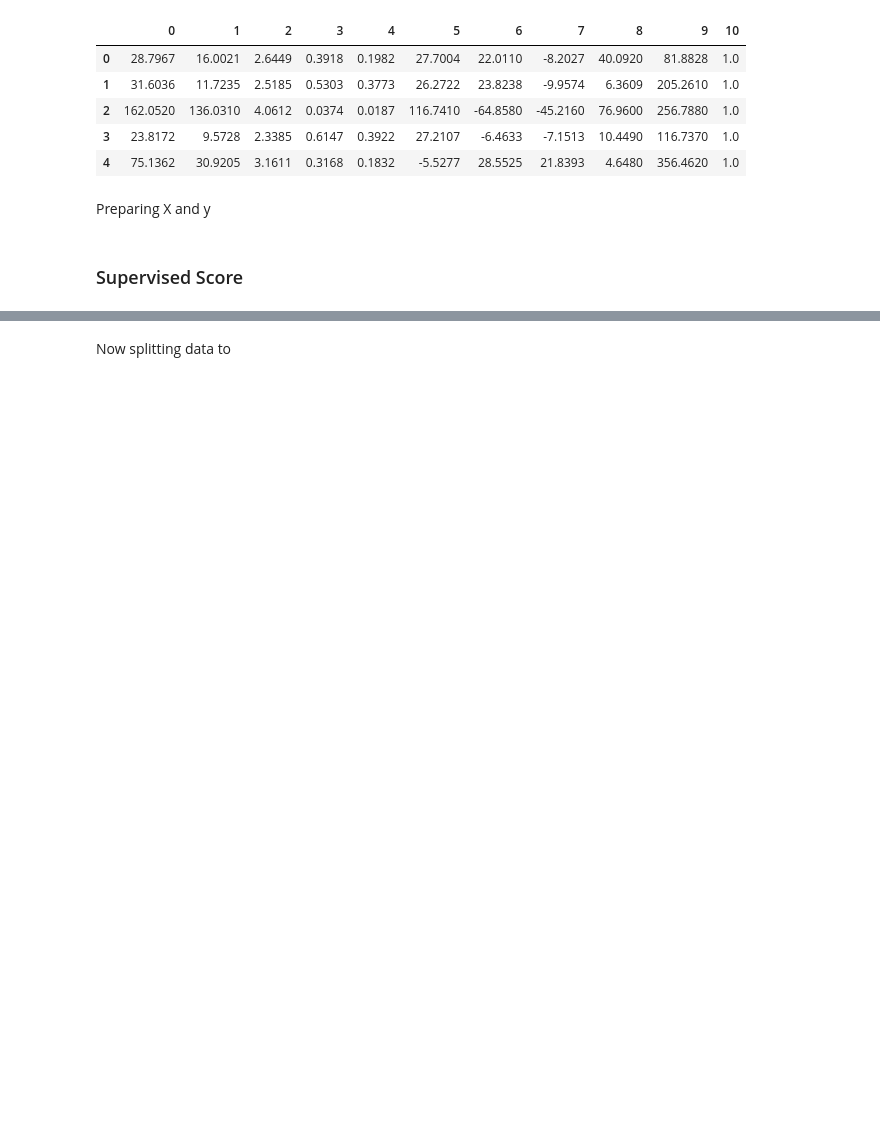
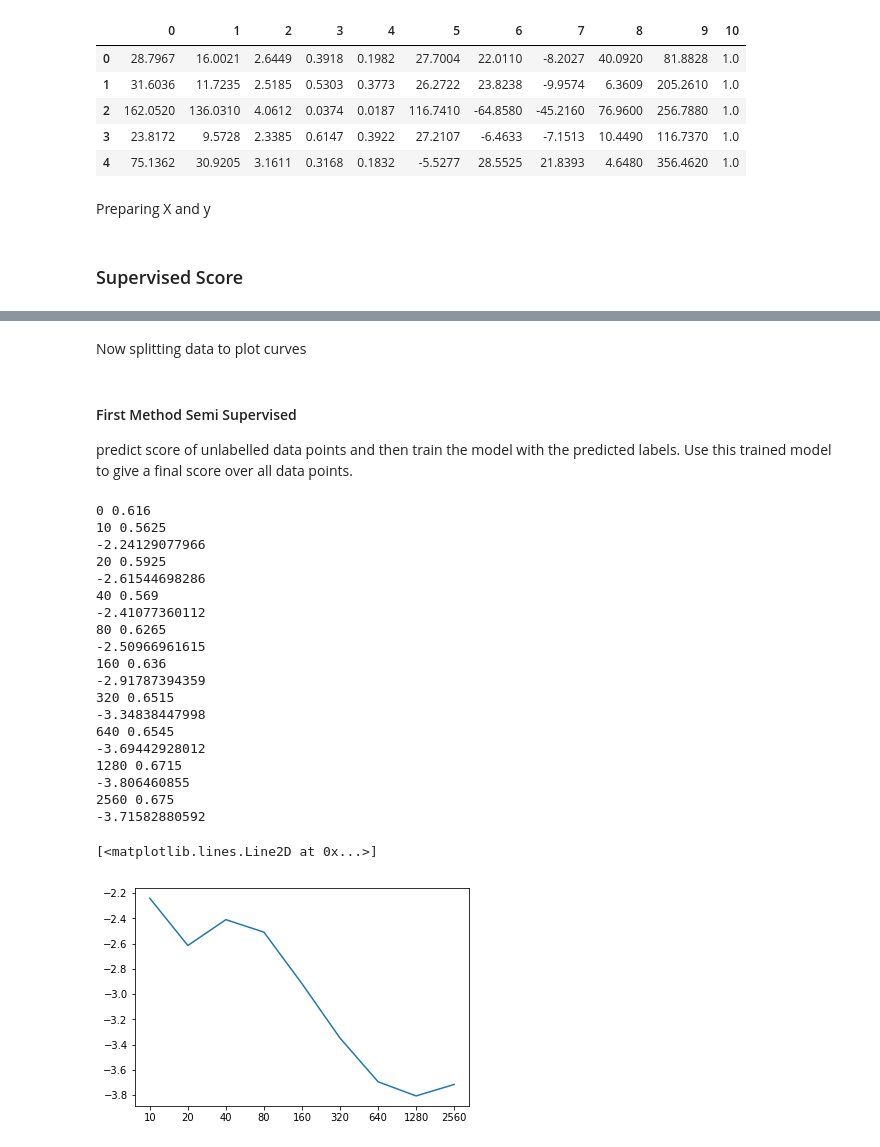
Before and after one commit to live-wire/MachineLearningExercises, a Jupyter notebook: ex2/ex2.ipynb, the cells around one changed output, grey strips where cells are left out. Cells and saved outputs as stored; diff of their text form; code cells hidden in the pictures; blank space fills up the shorter version.

Commit message:
EM GMM for semi-supervised Learning

```diff
--- a/ex2/ex2.ipynb
+++ b/ex2/ex2.ipynb
@@ -45,2 +45,80 @@ clf.score(X_test,y_test)
 # %% [markdown]
-Now splitting data to
+Now splitting data to plot curves
+# %%
+#shuffler
+Xt = X.transpose()
+Xt = np.vstack((Xt,y))
+Xt = Xt.transpose()
+np.random.shuffle(Xt)
+
+X = np.transpose(Xt)
+y = X[-1]
+X = np.delete(X,10,0)
+X = X.transpose()
+labelled = 25
+unlabelled = [10, 20, 40, 80, 160, 320, 640, 1280, 2560]
+# %% [markdown]
+#### First Method Semi Supervised
+
+predict score of unlabelled data points and then train the model with the predicted labels. Use this trained model to give a final score over all data points.
+# %%
+X_lab = X[:labelled]
+y_lab = y[:labelled]
+X_test = X[-2000:]
+y_test = y[-2000:]
+clf = LinearDiscriminantAnalysis()
+clf2 = LinearDiscriminantAnalysis()
+clf.fit(X_lab,y_lab)
+print("0",clf.score(X_test,y_test))
+xoxo = []
+xoxo.append(1-clf.score(X_test,y_test))
+
+xocake = []
+
+for unlabel in unlabelled:
+
+    X_unlab = X[labelled:(unlabel + labelled)]
+    y_unlab = y[labelled:(unlabel + labelled)]
+
+    X_all = X[:(unlabel + labelled)]
+    y_all = y[:(unlabel + labelled)]
+
+    # Predicting y_unlab assuming this is not given.
+    y_unlab_prediction = clf.predict(X_unlab)
+
+    tempX = np.vstack((X_lab,X_unlab))
+    tempy = np.hstack((y_lab,y_unlab_prediction))
+    clf2.fit(tempX,tempy)
+    print(unlabel,clf2.score(X_test,y_test))
+    cake = clf2.predict_proba(X_test)
+    cake = np.log(cake)
+    cakesums = np.sum(cake,axis=1)
+    print(np.mean(cakesums))
+    xoxo.append(1-clf2.score(X_test,y_test))
+    xocake.append(np.mean(cakesums))
+xoxo = np.array(xoxo)
+plt.xticks(range(0,len(unlabelled)), unlabelled)
+#plt.plot(xoxo)
+plt.plot(xocake)
+# %% [output]
+0 0.616
+10 0.5625
+-2.24129077966
+20 0.5925
+-2.61544698286
+40 0.569
+-2.41077360112
+80 0.6265
+-2.50966961615
+160 0.636
+-2.91787394359
+320 0.6515
+-3.34838447998
+640 0.6545
+-3.69442928012
+1280 0.6715
+-3.806460855
+2560 0.675
+-3.71582880592
+[<matplotlib.lines.Line2D at 0x...>]
+[figure, added]
```
Also changed, not shown: parts of 8 cells of this notebook, 1 other file.
